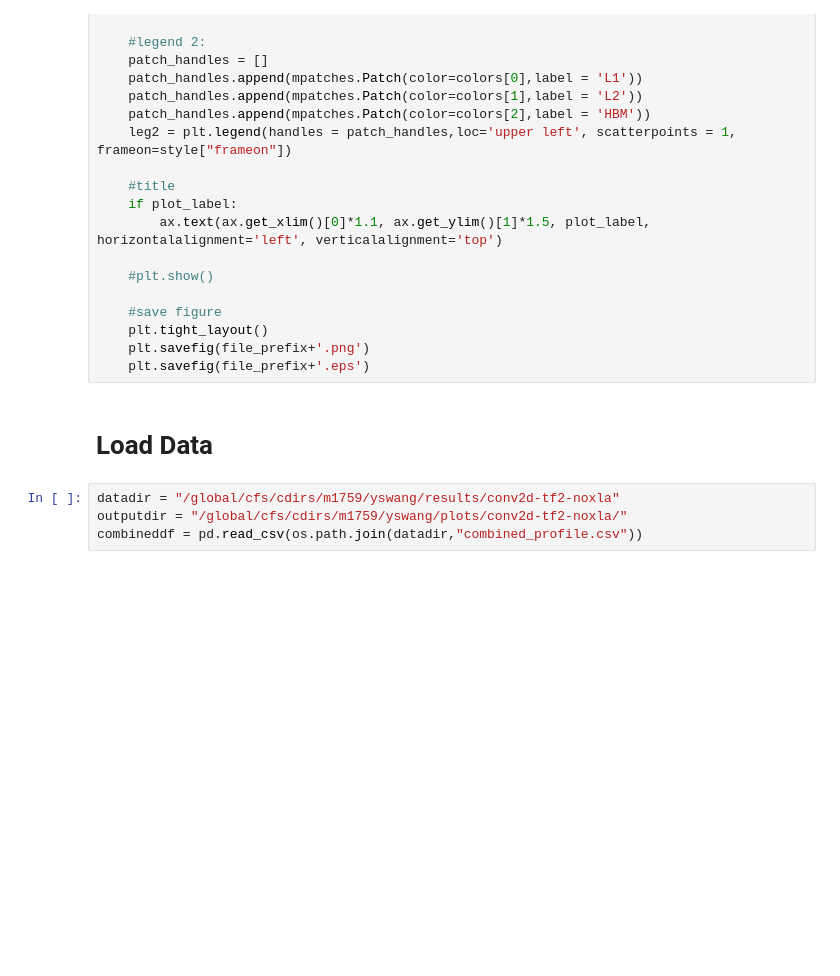
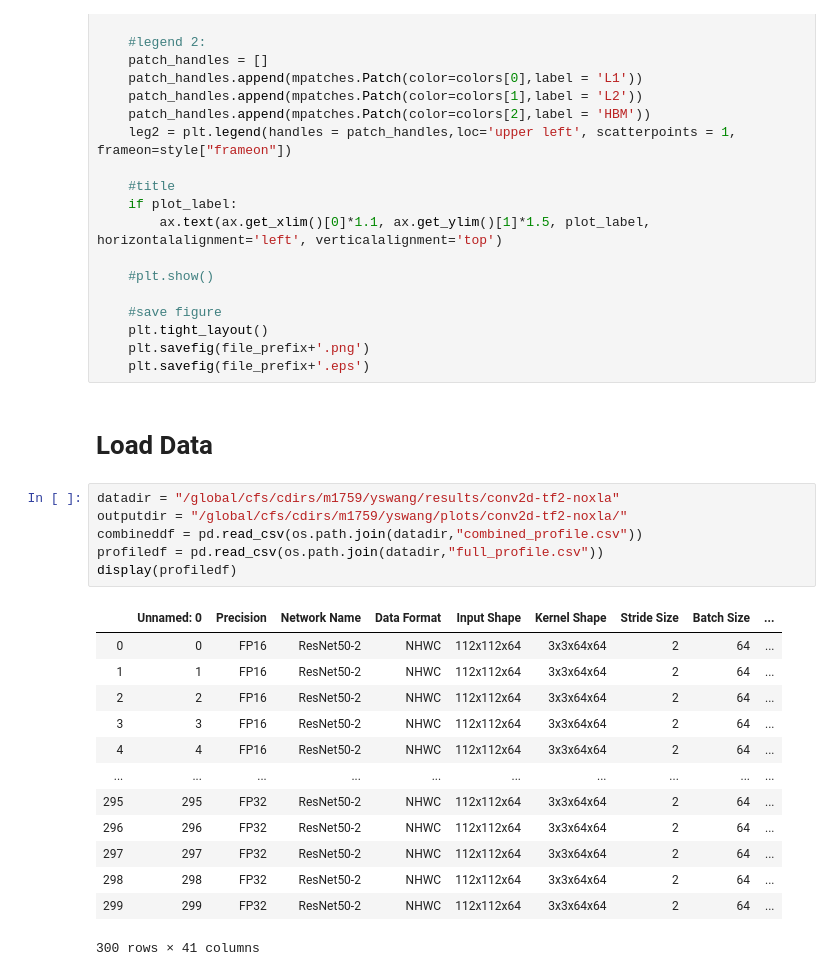
Before and after one commit to cyanguwa/DeepLearningProfiling, a Jupyter notebook: Basic-Kernels/analysis/conv2d-tf2-noxla/roofline_plot.ipynb, the cells around one changed output. Saved outputs shown, nothing was run; the diff lists cells and outputs as text; blank space fills up the shorter version.

```diff
--- a/Basic-Kernels/analysis/conv2d-tf2-noxla/roofline_plot.ipynb
+++ b/Basic-Kernels/analysis/conv2d-tf2-noxla/roofline_plot.ipynb
@@ -202,7 +202,23 @@ def plot_data(file_prefix, plot_label, marker_tag, marker_label, df):
 # %%
 datadir = "/global/cfs/cdirs/m1759/yswang/results/conv2d-tf2-noxla"
 outputdir = "/global/cfs/cdirs/m1759/yswang/plots/conv2d-tf2-noxla/"
 combineddf = pd.read_csv(os.path.join(datadir,"combined_profile.csv"))
+profiledf = pd.read_csv(os.path.join(datadir,"full_profile.csv"))
+display(profiledf)
+# %% [output]
+|  | Unnamed: 0 | Precision | Network Name | Data Format | Input Shape | Kernel Shape | Stride Size | Batch Size | ... |
+| 0 | 0 | FP16 | ResNet50-2 | NHWC | 112x112x64 | 3x3x64x64 | 2 | 64 | ... |
+| 1 | 1 | FP16 | ResNet50-2 | NHWC | 112x112x64 | 3x3x64x64 | 2 | 64 | ... |
+| 2 | 2 | FP16 | ResNet50-2 | NHWC | 112x112x64 | 3x3x64x64 | 2 | 64 | ... |
+| 3 | 3 | FP16 | ResNet50-2 | NHWC | 112x112x64 | 3x3x64x64 | 2 | 64 | ... |
+| 4 | 4 | FP16 | ResNet50-2 | NHWC | 112x112x64 | 3x3x64x64 | 2 | 64 | ... |
+| ... | ... | ... | ... | ... | ... | ... | ... | ... | ... |
+| 295 | 295 | FP32 | ResNet50-2 | NHWC | 112x112x64 | 3x3x64x64 | 2 | 64 | ... |
+| 296 | 296 | FP32 | ResNet50-2 | NHWC | 112x112x64 | 3x3x64x64 | 2 | 64 | ... |
+| 297 | 297 | FP32 | ResNet50-2 | NHWC | 112x112x64 | 3x3x64x64 | 2 | 64 | ... |
+| 298 | 298 | FP32 | ResNet50-2 | NHWC | 112x112x64 | 3x3x64x64 | 2 | 64 | ... |
+| 299 | 299 | FP32 | ResNet50-2 | NHWC | 112x112x64 | 3x3x64x64 | 2 | 64 | ... |
+300 rows × 41 columns
 # %%
 #plot vs batchsize
 directory= outputdir + "batch_size"
```
Also changed, not shown: parts of 6 cells of this notebook, 6 other files.
